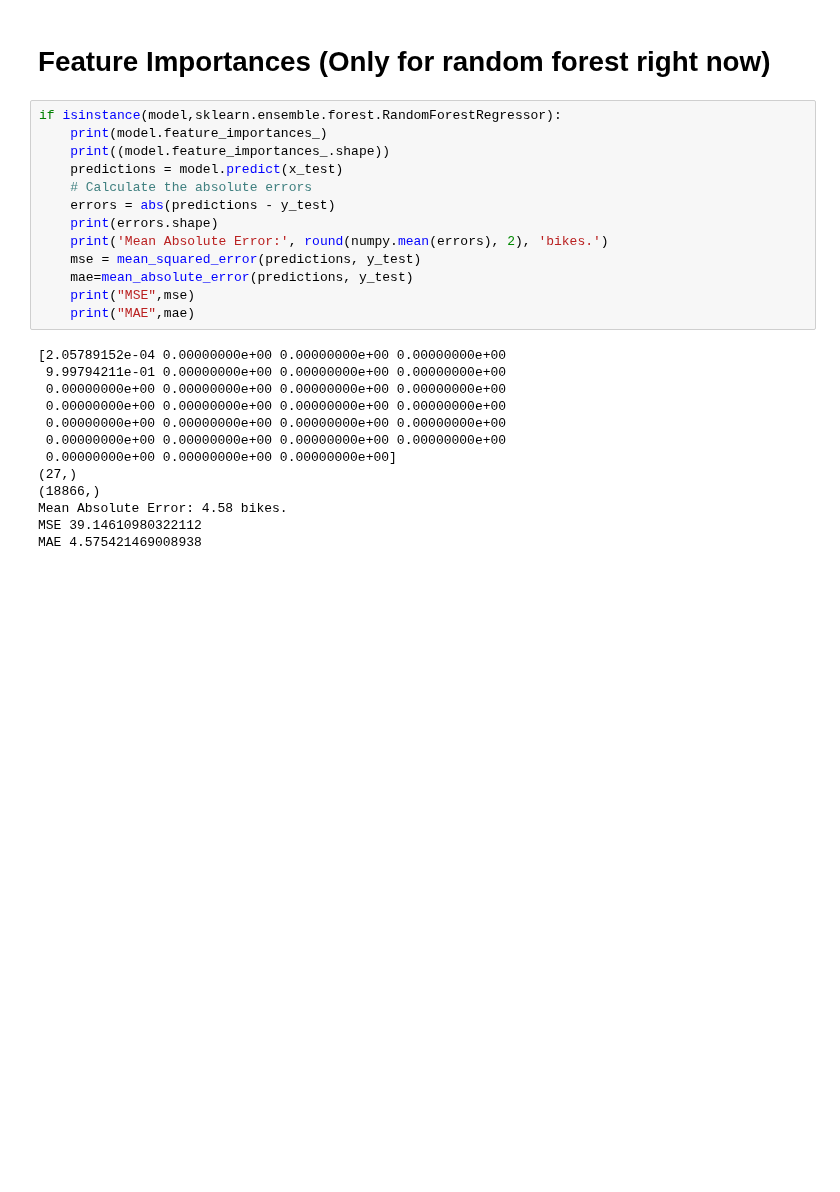
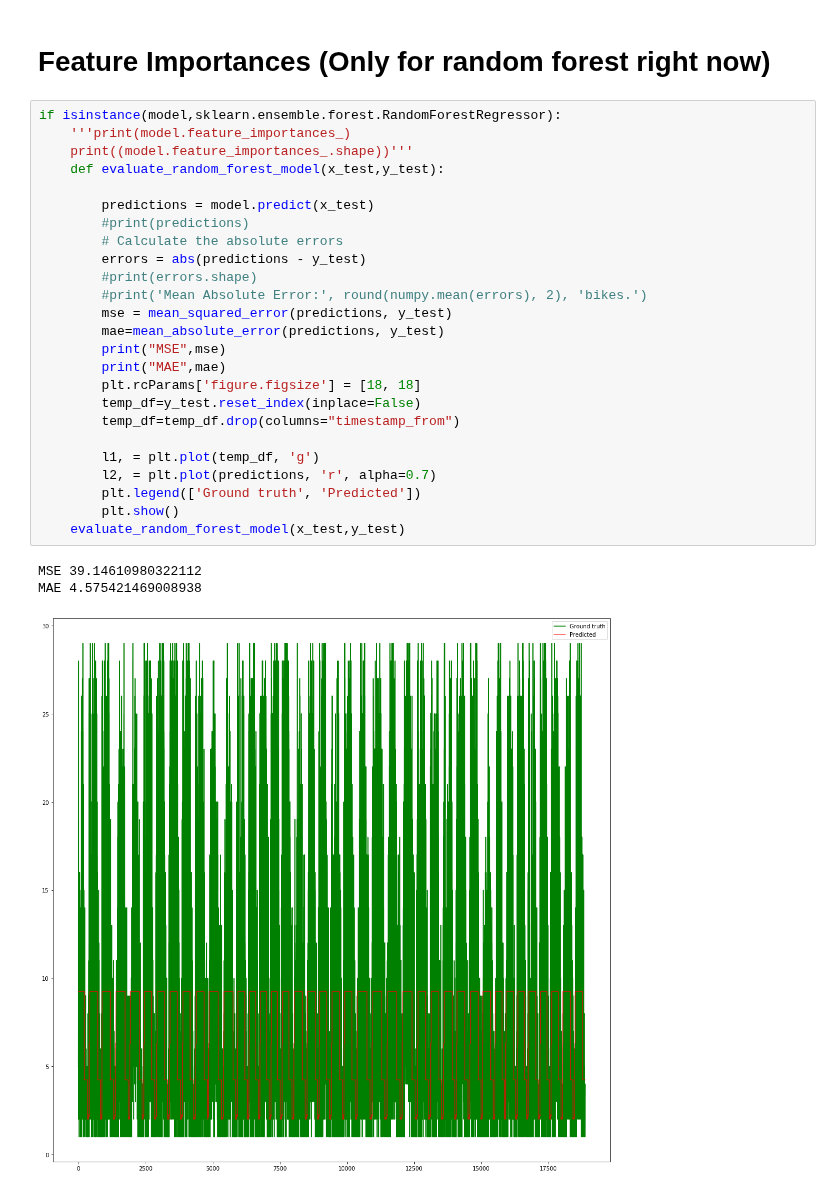
Before and after one commit to vandenbroucke/BRUBIKE, a Jupyter notebook: Predicting_Traffic_Different_models.ipynb, the cells around one changed output. Saved outputs shown, nothing was run; the diff lists cells and outputs as text; blank space fills up the shorter version.

Commit message:
Showing Random Fores graph

```diff
--- a/Predicting_Traffic_Different_models.ipynb
+++ b/Predicting_Traffic_Different_models.ipynb
@@ -397,27 +383,30 @@ You are running a RandomForest model
 # Feature Importances (Only for random forest right now)
 # %%
 if isinstance(model,sklearn.ensemble.forest.RandomForestRegressor):
-    print(model.feature_importances_)
-    print((model.feature_importances_.shape))
-    predictions = model.predict(x_test)
-    # Calculate the absolute errors
-    errors = abs(predictions - y_test)
-    print(errors.shape)
-    print('Mean Absolute Error:', round(numpy.mean(errors), 2), 'bikes.')
-    mse = mean_squared_error(predictions, y_test)
-    mae=mean_absolute_error(predictions, y_test)
-    print("MSE",mse)
-    print("MAE",mae)
+    '''print(model.feature_importances_)
+    print((model.feature_importances_.shape))'''
+    def evaluate_random_forest_model(x_test,y_test):
+
+        predictions = model.predict(x_test)
+        #print(predictions)
+        # Calculate the absolute errors
+        errors = abs(predictions - y_test)
+        #print(errors.shape)
+        #print('Mean Absolute Error:', round(numpy.mean(errors), 2), 'bikes.')
+        mse = mean_squared_error(predictions, y_test)
+        mae=mean_absolute_error(predictions, y_test)
+        print("MSE",mse)
+        print("MAE",mae)
+        plt.rcParams['figure.figsize'] = [18, 18]
+        temp_df=y_test.reset_index(inplace=False)
+        temp_df=temp_df.drop(columns="timestamp_from")
+
+        l1, = plt.plot(temp_df, 'g')
+        l2, = plt.plot(predictions, 'r', alpha=0.7)
+        plt.legend(['Ground truth', 'Predicted'])
+        plt.show()
+    evaluate_random_forest_model(x_test,y_test)
 # %% [output]
-[2.05789152e-04 0.00000000e+00 0.00000000e+00 0.00000000e+00
- 9.99794211e-01 0.00000000e+00 0.00000000e+00 0.00000000e+00
- 0.00000000e+00 0.00000000e+00 0.00000000e+00 0.00000000e+00
- 0.00000000e+00 0.00000000e+00 0.00000000e+00 0.00000000e+00
- 0.00000000e+00 0.00000000e+00 0.00000000e+00 0.00000000e+00
- 0.00000000e+00 0.00000000e+00 0.00000000e+00 0.00000000e+00
- 0.00000000e+00 0.00000000e+00 0.00000000e+00]
-(27,)
-(18866,)
-Mean Absolute Error: 4.58 bikes.
 MSE 39.14610980322112
 MAE 4.575421469008938
+[figure, added]
```
Also changed, not shown: parts of 1 cell of this notebook.
